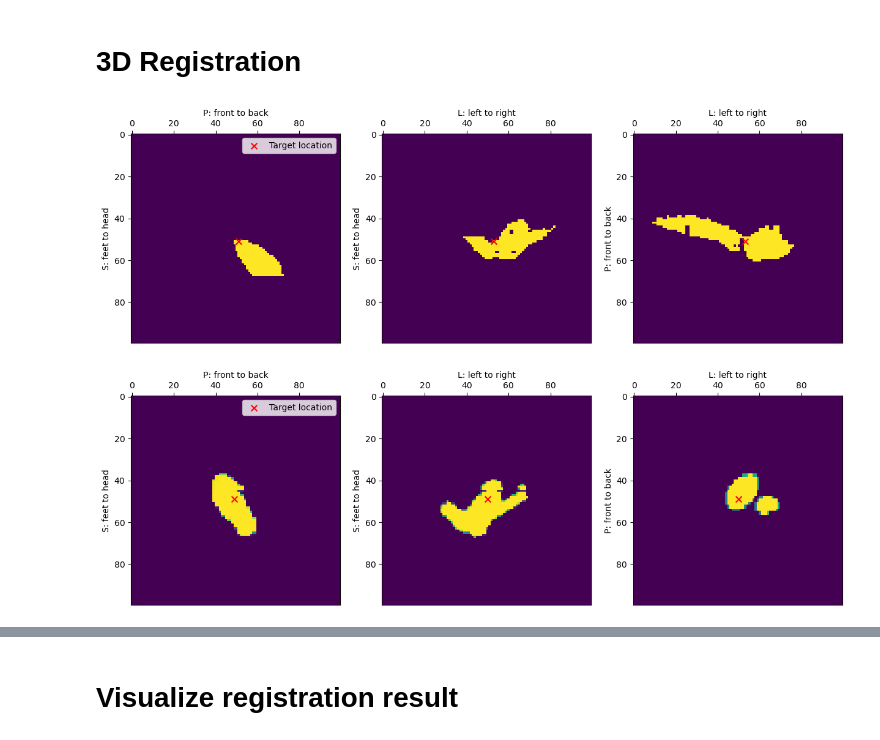
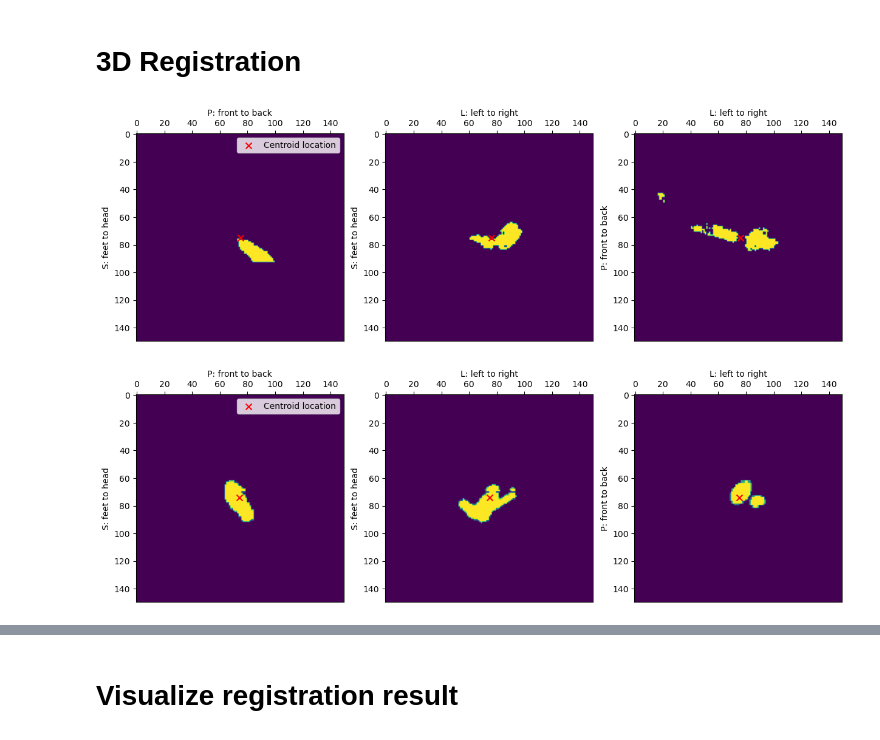
Before and after one commit to CoNG-harvard/robotic-ultrasound, a Jupyter notebook: notebooks/UltrasoundNavigation/Re-writing Registration from Scratch.ipynb, the cells around one changed output, grey strips where cells are left out. Cells and saved outputs as stored; diff of their text form; code cells hidden in the pictures.

Commit message:
Compare moving_reg and ct under pure SITK framework. Working well.

```diff
--- a/notebooks/UltrasoundNavigation/Re-writing Registration from Scratch.ipynb
+++ b/notebooks/UltrasoundNavigation/Re-writing Registration from Scratch.ipynb
@@ -72,7 +75,7 @@ def plot_slice(ploting_ax, img,slice,axis):
         ploting_ax.imshow(img[:,:,slice])
     return ploting_ax
 
-def plot_img_at(img, coord):
+def plot_img_at(img, coord, label='Target Location'):
     '''
         Plot the 3D slicing view of img at coord.
     '''
@@ -96,7 +99,7 @@ def plot_img_at(img, coord):
     ax.invert_yaxis()
 
     ax.imshow(np.squeeze(img[l,:,:]).T)
-    ax.scatter(p,s,marker = target_marker,s=target_size,label='Target location',color = target_color)
+    ax.scatter(p,s,marker = target_marker,s=target_size,label=label,color = target_color)
     ax.legend()
 
     ax = plt.subplot(1, 3, 2)
@@ -138,7 +141,7 @@ def sitk2numpy(sitk_img):
 # %%
 from tqdm import trange
 # %%
-def central_normalize_img(input_img):
+def central_normalize_img(input_img,n_side = 200):
     '''
         input_img: a sitk.Image object.
 
@@ -150,8 +153,8 @@ def central_normalize_img(input_img):
     centroid_physical = input_img.TransformContinuousIndexToPhysicalPoint(list(centroid_pixel))
 
     ref_dx, ref_dy, ref_dz = 1.0, 1.0, 1.0
-    # ref_nx, ref_ny, ref_nz = 384, 384, 384 # Keep the grid size smaller than 150x150x150 for efficient computation
-    ref_nx, ref_ny, ref_nz = 100, 100, 100 # Keep the grid size smaller than 150x150x150 for efficient computation
+    ref_nx, ref_ny, ref_nz = n_side, n_side, n_side # Keep the grid size smaller than 150x150x150 for efficient computation
+
     output_origin = centroid_physical-np.array([ref_nx, ref_ny, ref_nz])/2
 
     output_spacing = [ref_dx,ref_dy,ref_dz]
@@ -173,31 +176,39 @@ def normalize_img(input_img, output_origin, output_spacing, output_size):
 
     output = sitk.Resample(input_img,output_size, identity_tf, sitk.sitkLinear,output_origin,output_spacing)
     return output
+
+def visualize_vessel(vessel_img):
+    img = sitk.GetArrayViewFromImage(vessel_img)
+    img = np.swapaxes(img,0,2)
+    target_pixel = np.array(centroid3(img) + np.array([0,0,0]))
+    plt.figure(figsize=(15,6))
+    plot_img_at(img,np.array(target_pixel,dtype=int),label='Centroid location')
+    plt.show()
+
+def get_centroid_loc(vessel_img):
+    img = sitk.GetArrayViewFromImage(vessel_img)
+    img = np.swapaxes(img,0,2)
+    target_pixel = np.array(centroid3(img) + np.array([0,0,0]))
+    return np.array(vessel_img.TransformContinuousIndexToPhysicalPoint(target_pixel))
 # %%
 vessel_ct = sitk.ReadImage('vessel_ct.nii.gz')
-vessel_ct = central_normalize_img(vessel_ct)
+vessel_ct = central_normalize_img(vessel_ct,150)
 
- # The left-right order is different between the US image and CT image. We flip vessel_ct to make them consistent.
-o = [True,False,False]
-vessel_ct = sitk.Flip(vessel_ct,o)
 
-img = sitk.GetArrayViewFromImage(vessel_ct)
-img = np.swapaxes(img,0,2)
-target_pixel = np.array(centroid3(img) + np.array([0,0,0]),dtype=int)
-plt.figure(figsize=(15,6))
-plot_img_at(img,target_pixel)
-plt.show()
+# The left-right order is different between the US image and CT image. We flip vessel_ct to make them consistent.
+flipped_ct = sitk.Flip(vessel_ct,[True, False, False])
+flipped_ct = sitk.GetImageFromArray(sitk.GetArrayFromImage(flipped_ct).astype(np.float64))
+flipped_ct.SetOrigin(vessel_ct.GetOrigin())
+flipped_ct.SetSpacing(vessel_ct.GetSpacing())
+vessel_ct = flipped_ct
+
+visualize_vessel(vessel_ct)
 # %% [output]
-[figure, old version]
+[figure, new version]
 # %%
 ## resampling reference size and resolution
 vessel_us = sitk.ReadImage('vessel_us.nii.gz')
-vessel_us = central_normalize_img(vessel_us)
-img = sitk.GetArrayViewFromImage(vessel_us)
-img = np.swapaxes(img,0,2)
-target_pixel = np.array(centroid3(img) + np.array([0,0,0]),dtype=int)
-plt.figure(figsize=(15,6))
-plot_img_at(img,target_pixel)
-plt.show()
+vessel_us = central_normalize_img(vessel_us,150)
+visualize_vessel(vessel_us)
 # %% [output]
-[figure, old version]
+[figure, new version]
```
Also changed, not shown: parts of 8 cells of this notebook.
